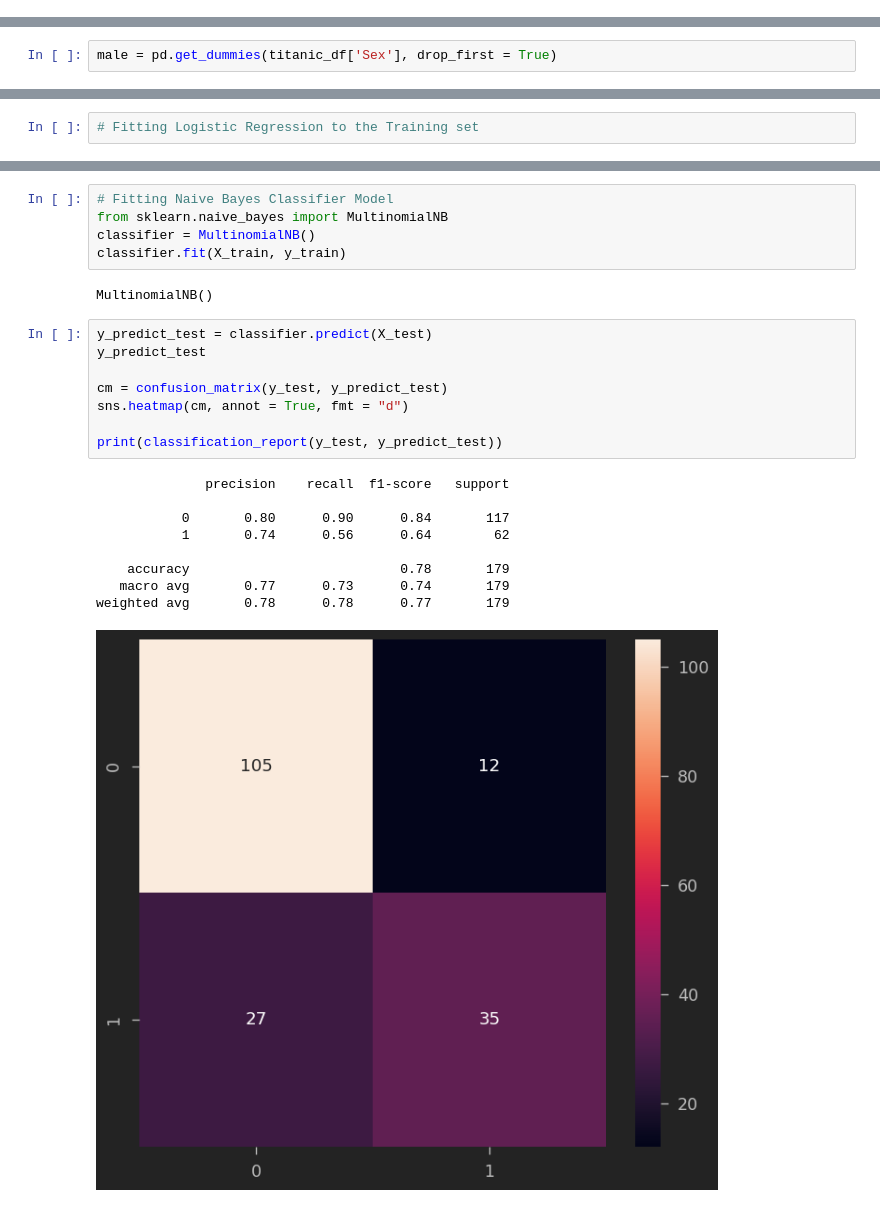
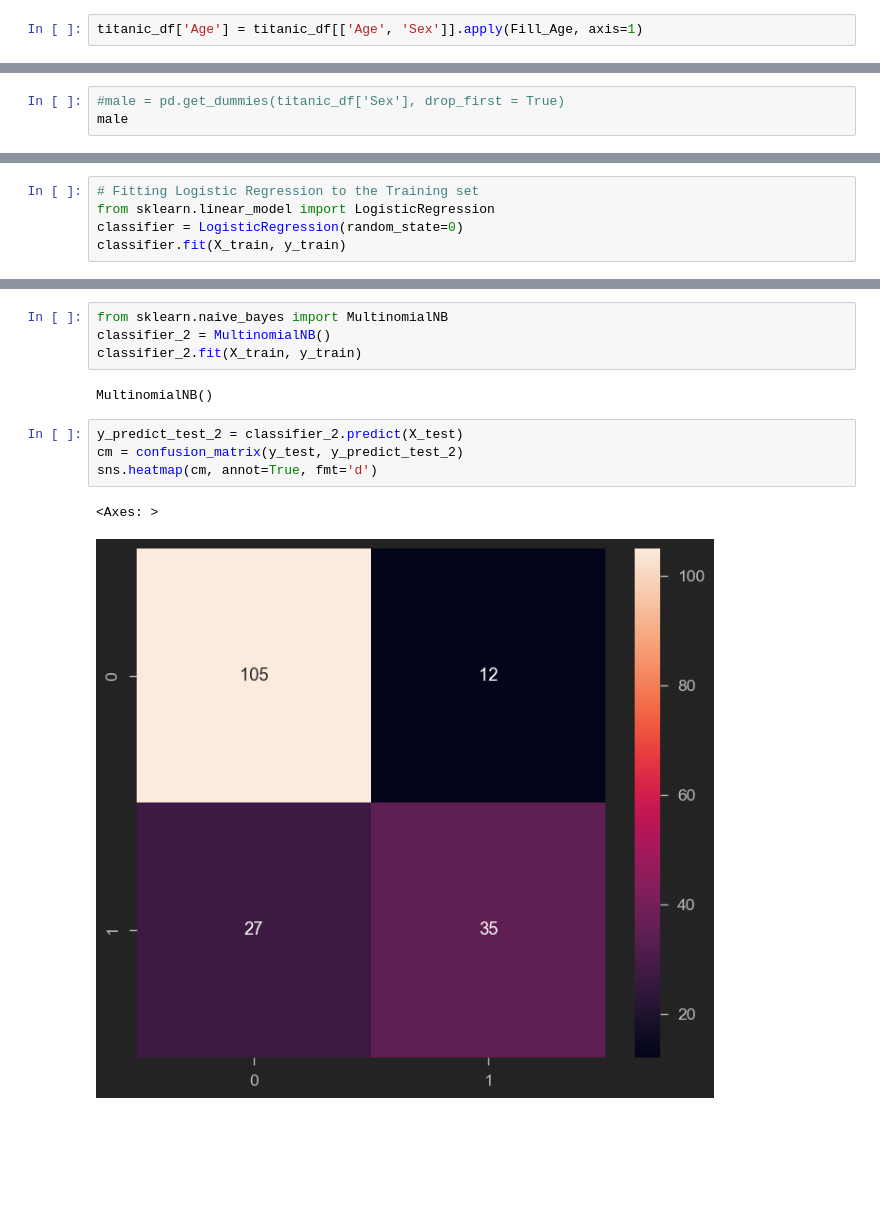
Before and after one commit to miguelestradam3/jupyter_titanic_linear_regression, a Jupyter notebook: Logistic Regression and Naive Bayes for Titanic Survivor Prediction.ipynb, the cells around one changed output, grey strips where cells are left out. Saved outputs shown, nothing was run; the diff lists cells and outputs as text; blank space fills up the shorter version.

Commit message:
Finished Coursera training

```diff
--- a/Logistic Regression and Naive Bayes for Titanic Survivor Prediction.ipynb
+++ b/Logistic Regression and Naive Bayes for Titanic Survivor Prediction.ipynb
@@ -146,6 +199,8 @@ def Fill_Age(data):
             return 25
     else:
         return age
+# %%
+titanic_df['Age'] = titanic_df[['Age', 'Sex']].apply(Fill_Age, axis=1)
 # %%
 # Let's view the data one more time!
 sns.heatmap(titanic_df.isnull(), yticklabels = False, cbar = False, cmap="Blues")
@@ -171,3 +232,4 @@ pd.get_dummies(titanic_df['Sex'])
 891 rows × 2 columns
 # %%
-male = pd.get_dummies(titanic_df['Sex'], drop_first = True)
+#male = pd.get_dummies(titanic_df['Sex'], drop_first = True)
+male
@@ -222,3 +298,6 @@ from sklearn.model_selection import train_test_split
 X_train, X_test, y_train, y_test = train_test_split(X, y, test_size=0.2, random_state=10)
 # %%
 # Fitting Logistic Regression to the Training set
+from sklearn.linear_model import LogisticRegression
+classifier = LogisticRegression(random_state=0)
+classifier.fit(X_train, y_train)
@@ -312,25 +346,13 @@ titanic_df['Fare'].hist(bins = 40)
 # %%
-# Fitting Naive Bayes Classifier Model
 from sklearn.naive_bayes import MultinomialNB
-classifier = MultinomialNB()
-classifier.fit(X_train, y_train)
+classifier_2 = MultinomialNB()
+classifier_2.fit(X_train, y_train)
 # %% [output]
 MultinomialNB()
 # %%
-y_predict_test = classifier.predict(X_test)
-y_predict_test
-
-cm = confusion_matrix(y_test, y_predict_test)
-sns.heatmap(cm, annot = True, fmt = "d")
-
-print(classification_report(y_test, y_predict_test))
+y_predict_test_2 = classifier_2.predict(X_test)
+cm = confusion_matrix(y_test, y_predict_test_2)
+sns.heatmap(cm, annot=True, fmt='d')
 # %% [output]
-              precision    recall  f1-score   support
-
-           0       0.80      0.90      0.84       117
-           1       0.74      0.56      0.64        62
-
-    accuracy                           0.78       179
-   macro avg       0.77      0.73      0.74       179
-weighted avg       0.78      0.78      0.77       179
+<Axes: >
-[figure, old version]
+[figure, new version]
```
Also changed, not shown: parts of 37 cells of this notebook.
